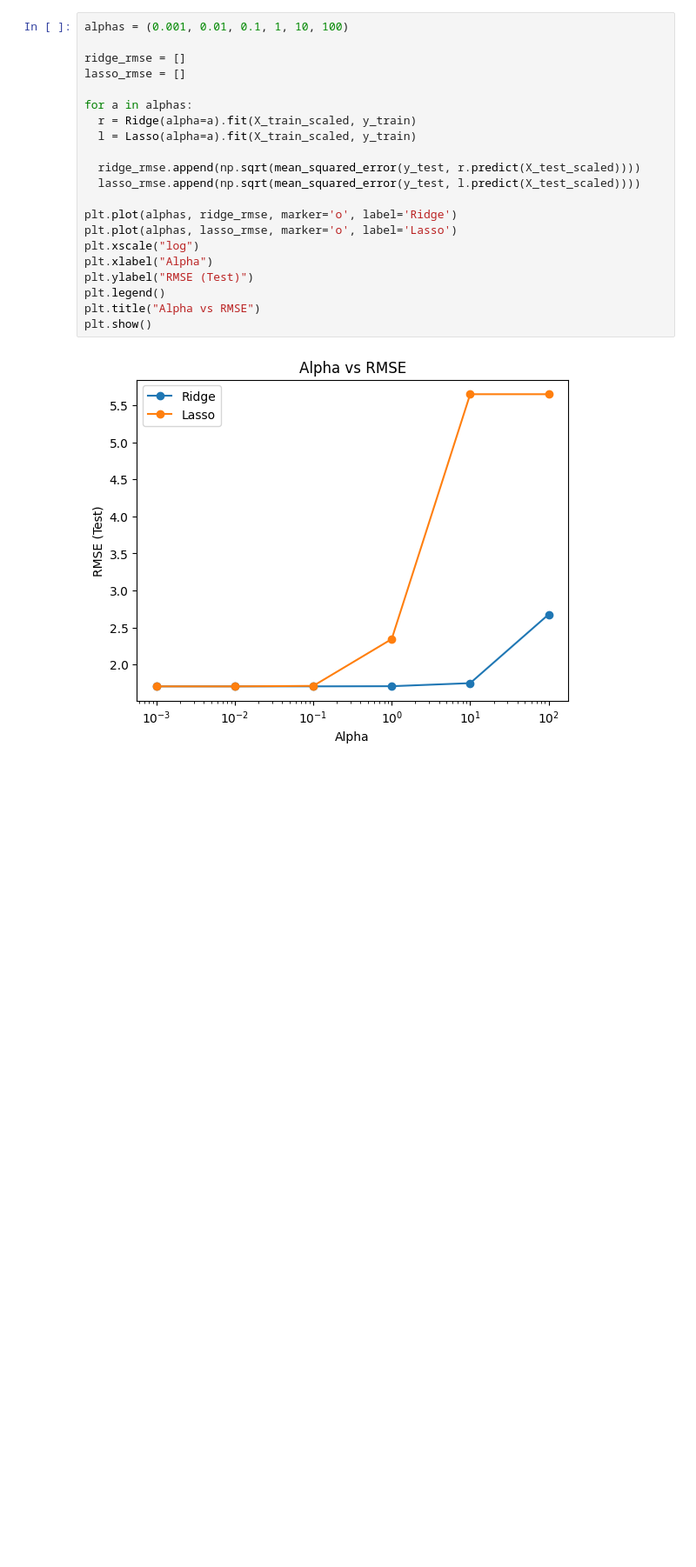
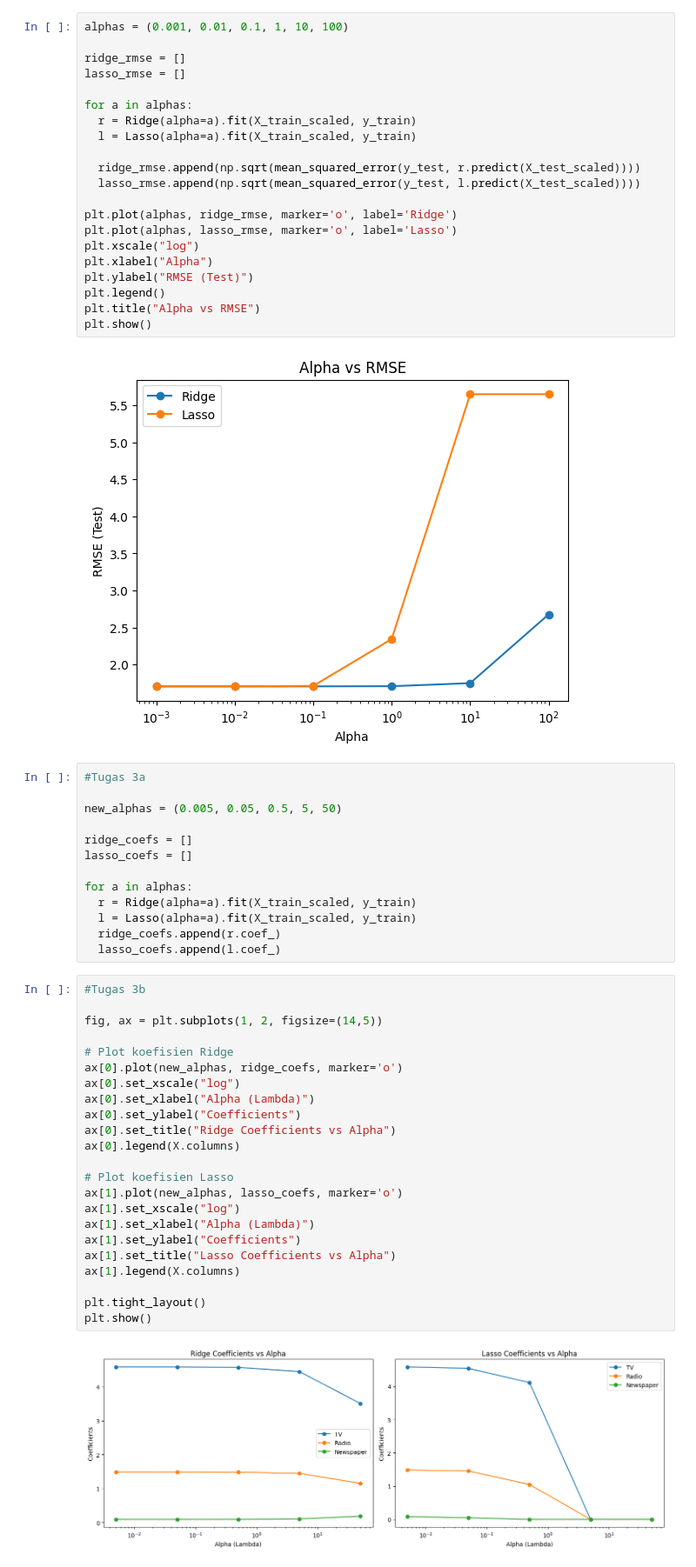
Before and after one commit to Regi3051/RegiHeksaAnanda_2411533004_ML2526, a Jupyter notebook: Praktikum4/Regularization.ipynb, the cells around one changed output. Shown at 87% size. Cells and saved outputs as stored; diff of their text form; blank space fills up the shorter version.

```diff
--- a/Praktikum4/Regularization.ipynb
+++ b/Praktikum4/Regularization.ipynb
@@ -117,3 +117,41 @@ plt.title("Alpha vs RMSE")
 plt.show()
 # %% [output]
 [figure]
+# %%
+#Tugas 3a
+
+new_alphas = (0.005, 0.05, 0.5, 5, 50)
+
+ridge_coefs = []
+lasso_coefs = []
+
+for a in alphas:
+  r = Ridge(alpha=a).fit(X_train_scaled, y_train)
+  l = Lasso(alpha=a).fit(X_train_scaled, y_train)
+  ridge_coefs.append(r.coef_)
+  lasso_coefs.append(l.coef_)
+# %%
+#Tugas 3b
+
+fig, ax = plt.subplots(1, 2, figsize=(14,5))
+
+# Plot koefisien Ridge
+ax[0].plot(new_alphas, ridge_coefs, marker='o')
+ax[0].set_xscale("log")
+ax[0].set_xlabel("Alpha (Lambda)")
+ax[0].set_ylabel("Coefficients")
+ax[0].set_title("Ridge Coefficients vs Alpha")
+ax[0].legend(X.columns)
+
+# Plot koefisien Lasso
+ax[1].plot(new_alphas, lasso_coefs, marker='o')
+ax[1].set_xscale("log")
+ax[1].set_xlabel("Alpha (Lambda)")
+ax[1].set_ylabel("Coefficients")
+ax[1].set_title("Lasso Coefficients vs Alpha")
+ax[1].legend(X.columns)
+
+plt.tight_layout()
+plt.show()
+# %% [output]
+[figure, added]
```
